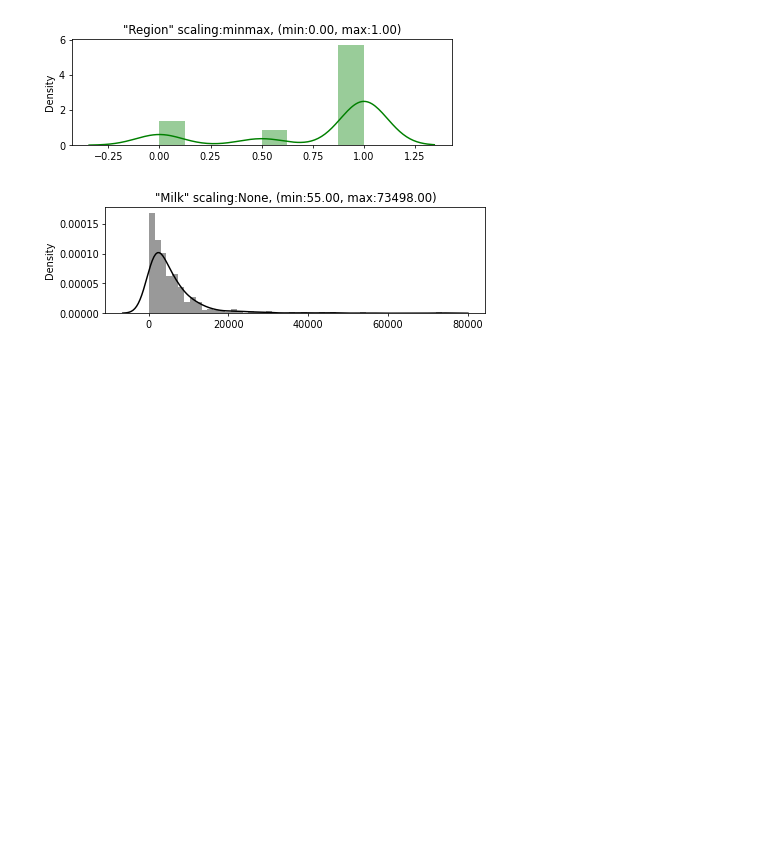
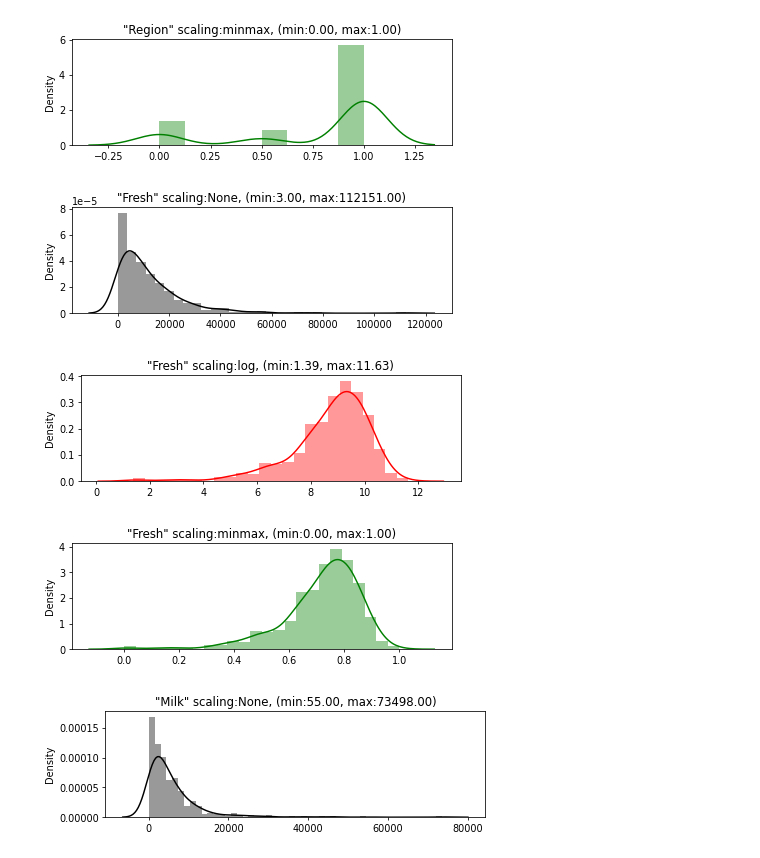
Before and after one commit to franciszero/AIDI-course, a Jupyter notebook: AIDI all solutions/AIDI 1003 Framework/Project2_Wholesale_Customers_Dataset/Project2-200520598_Fangji_Chen.ipynb, the cells around one changed output. Cells and saved outputs as stored; diff of their text form; code cells hidden in the pictures; blank space fills up the shorter version.

```diff
--- a/AIDI all solutions/AIDI 1003 Framework/Project2_Wholesale_Customers_Dataset/Project2-200520598_Fangji_Chen.ipynb
+++ b/AIDI all solutions/AIDI 1003 Framework/Project2_Wholesale_Customers_Dataset/Project2-200520598_Fangji_Chen.ipynb
@@ -335,6 +337,17 @@ df = foo.scaling(df, i, action='minmax', plot=True)
 # %% [output]
 [figure]
 [figure]
+# %%
+# applying log norm, then minmax norm
+
+i=2
+df = foo.scaling(df, i, action=None, plot=True)
+df = foo.scaling(df, i, action='log', plot=True)
+df = foo.scaling(df, i, action='minmax', plot=True)
+# %% [output]
+[figure, added]
+[figure, added]
+[figure, added]
 # %%
 # applying log norm, then minmax norm
 
```
Also changed, not shown: parts of 36 cells of this notebook, 25 other files.
